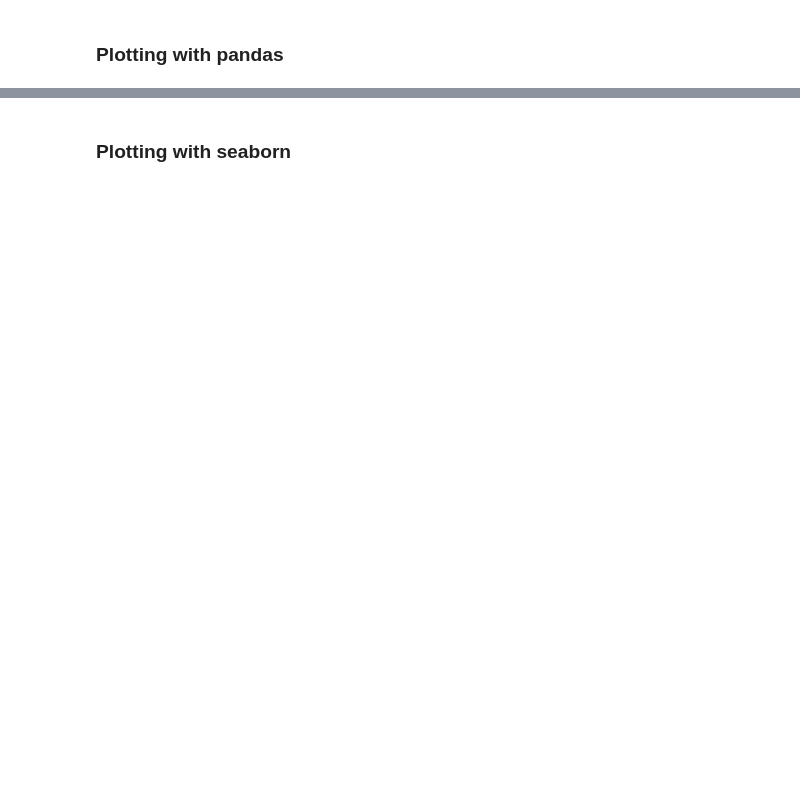
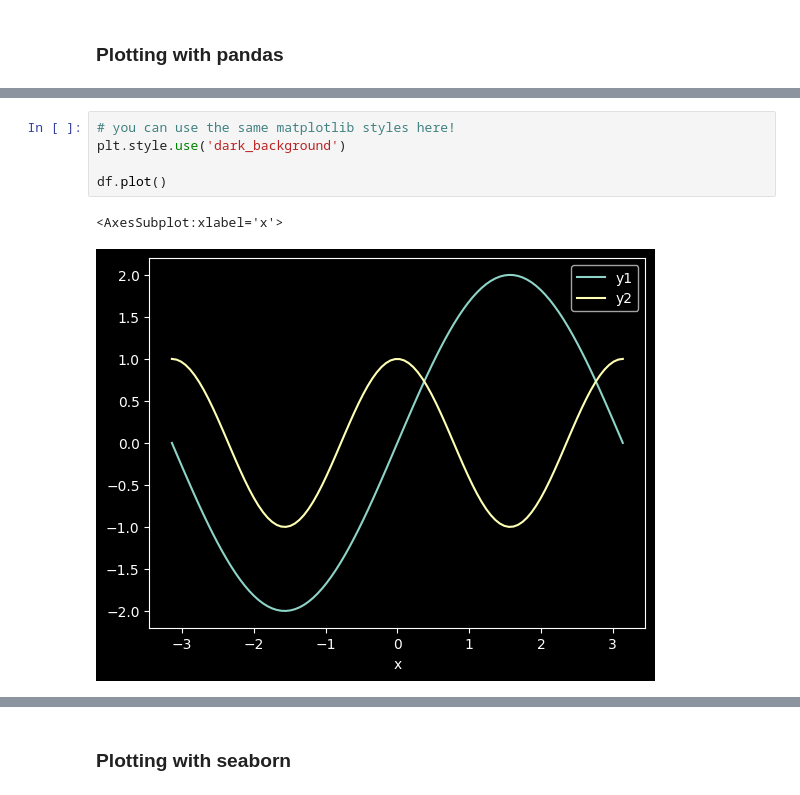
Before and after one commit to GuckLab/SciViz, a Jupyter notebook: workshops/WS3_styles_and_pd-sns.ipynb, the cells around one changed output, grey strips where cells are left out. Cells and saved outputs as stored; diff of their text form; blank space fills up the shorter version.

```diff
--- a/workshops/WS3_styles_and_pd-sns.ipynb
+++ b/workshops/WS3_styles_and_pd-sns.ipynb
@@ -218,0 +258,8 @@ with plt.xkcd():
+# %%
+# you can use the same matplotlib styles here!
+plt.style.use('dark_background')
+
+df.plot()
+# %% [output]
+<AxesSubplot:xlabel='x'>
+[figure, added]
```
Also changed, not shown: parts of 18 cells of this notebook.
